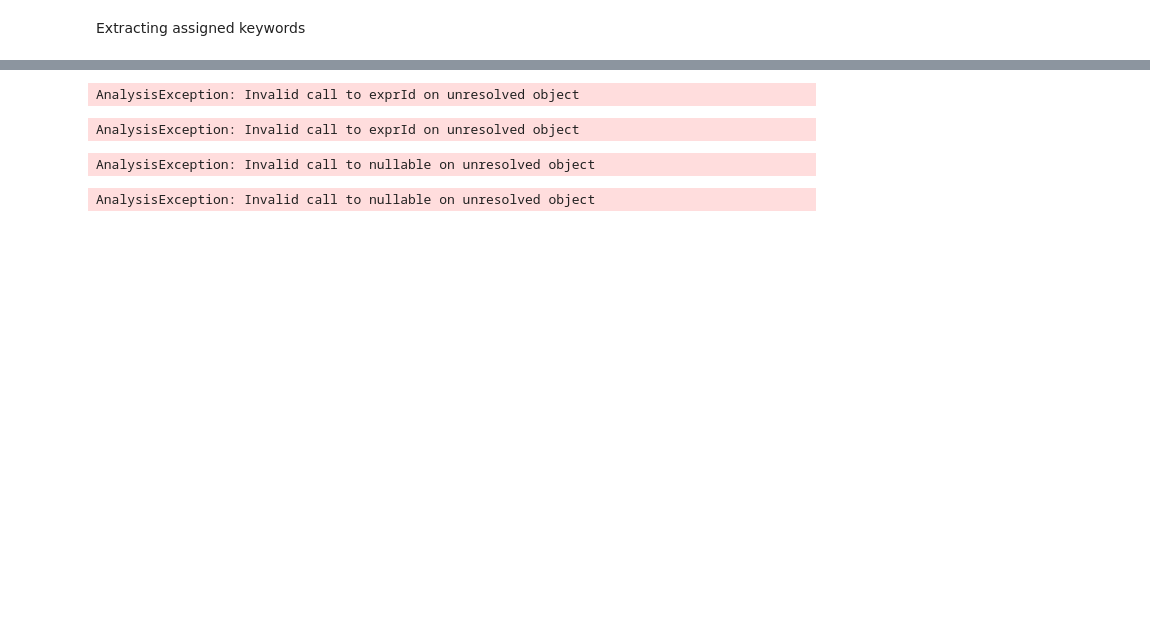
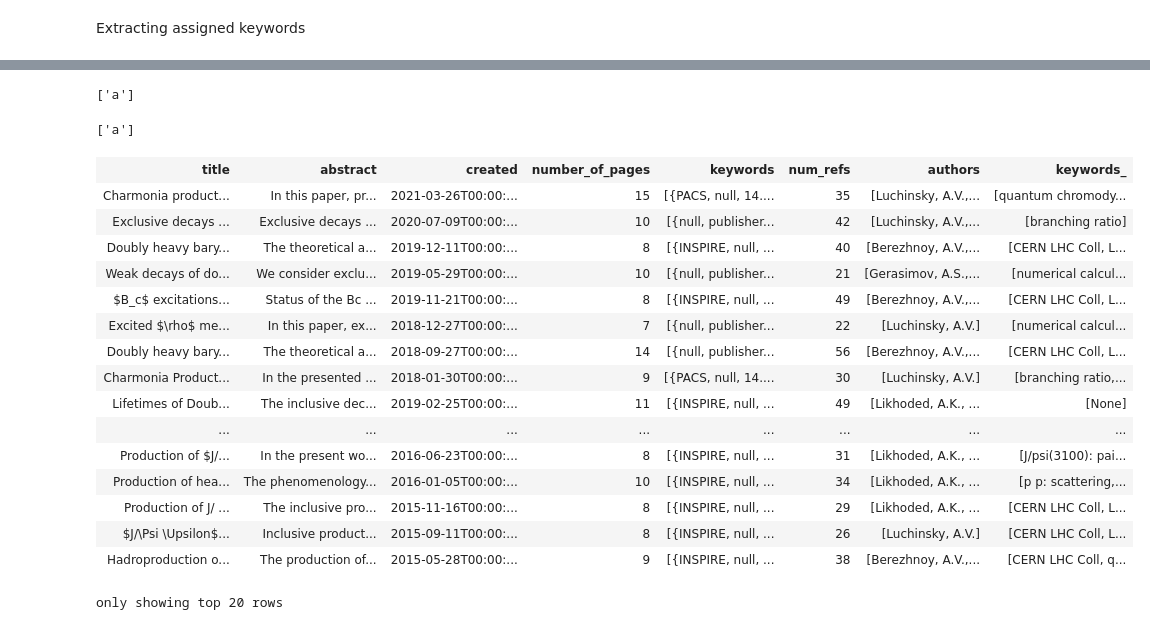
Before and after one commit to ALuchinsky/Spring2022_CS6500, a Jupyter notebook: notebooks/read_papers.ipynb, the cells around one changed output, grey strips where cells are left out. Saved outputs shown, nothing was run; the diff lists cells and outputs as text; code cells hidden in the pictures; blank space fills up the shorter version.

Commit message:
Filtering keywords for 20 most popular

```diff
--- a/notebooks/read_papers.ipynb
+++ b/notebooks/read_papers.ipynb
@@ -74,0 +77,3 @@ from pyspark.sql.types import *
+# %%
+kws  = short_papers.select(explode(col("keywords"))).select("col.value").withColumnRenamed("value", "K")
+kws.show(5)
@@ -74,0 +113,4 @@ from pyspark.sql.types import *
+# %%
+selected_keywords = kws.groupby("K").count().sort(desc("count")).limit(20).toPandas()["K"].tolist()
+selected_keywords = ["None"] + selected_keywords
+selected_keywords
@@ -208,10 +137,44 @@ AnalysisException: Invalid call to exprId on unresolved object
-# %%
-kws_title = short_papers.select(col("title"))
-# %% [output]
-AnalysisException: Invalid call to exprId on unresolved object
-AnalysisException: Invalid call to exprId on unresolved object
-# %%
-kwds_tit.limit(10)
-# %% [output]
-AnalysisException: Invalid call to nullable on unresolved object
-AnalysisException: Invalid call to nullable on unresolved object
+# %%
+[x for in ["a", "b","c"] if x in ["a", "B"]]
+# %% [output]
+['a']
+# %%
+# from https://www.geeksforgeeks.org/python-intersection-two-lists/
+def intersection(lst1, lst2):
+    return list(set(lst1) & set(lst2))
+# %%
+intersection(["a", "b"], ["a"])
+# %% [output]
+['a']
+# %%
+# returns first keyword
+@udf(returnType=ArrayType(StringType()))
+def list_keywords(a):
+    return [aa["value"] for aa in a] if a else ["None"]
+
+@udf(returnType=ArrayType(StringType()))
+def filtered_list_keywords(a):
+    kws_list = [aa["value"] for aa in a] if a else ["None"]
+    kws_list = intersection(kws_list, selected_keywords)
+    return kws_list if kws_list else ["None"]
+
+withKeywords = short_papers.withColumn("keywords_", filtered_list_keywords(col("keywords")))
+withKeywords
+# %% [output]
+| title | abstract | created | number_of_pages | keywords | num_refs | authors | keywords_ |
+| Charmonia product... | In this paper, pr... | 2021-03-26T00:00:... | 15 | [{PACS, null, 14.... | 35 | [Luchinsky, A.V.,... | [quantum chromody... |
+| Exclusive decays ... | Exclusive decays ... | 2020-07-09T00:00:... | 10 | [{null, publisher... | 42 | [Luchinsky, A.V.,... | [branching ratio] |
+| Doubly heavy bary... | The theoretical a... | 2019-12-11T00:00:... | 8 | [{INSPIRE, null, ... | 40 | [Berezhnoy, A.V.,... | [CERN LHC Coll, L... |
+| Weak decays of do... | We consider exclu... | 2019-05-29T00:00:... | 10 | [{null, publisher... | 21 | [Gerasimov, A.S.,... | [numerical calcul... |
+| $B_c$ excitations... | Status of the Bc ... | 2019-11-21T00:00:... | 8 | [{INSPIRE, null, ... | 49 | [Berezhnoy, A.V.,... | [CERN LHC Coll, L... |
+| Excited $\rho$ me... | In this paper, ex... | 2018-12-27T00:00:... | 7 | [{null, publisher... | 22 | [Luchinsky, A.V.] | [numerical calcul... |
+| Doubly heavy bary... | The theoretical a... | 2018-09-27T00:00:... | 14 | [{null, publisher... | 56 | [Berezhnoy, A.V.,... | [CERN LHC Coll, L... |
+| Charmonia Product... | In the presented ... | 2018-01-30T00:00:... | 9 | [{PACS, null, 14.... | 30 | [Luchinsky, A.V.] | [branching ratio,... |
+| Lifetimes of Doub... | The inclusive dec... | 2019-02-25T00:00:... | 11 | [{INSPIRE, null, ... | 49 | [Likhoded, A.K., ... | [None] |
+| ... | ... | ... | ... | ... | ... | ... | ... |
+| Production of $J/... | In the present wo... | 2016-06-23T00:00:... | 8 | [{INSPIRE, null, ... | 31 | [Likhoded, A.K., ... | [J/psi(3100): pai... |
+| Production of hea... | The phenomenology... | 2016-01-05T00:00:... | 10 | [{INSPIRE, null, ... | 34 | [Likhoded, A.K., ... | [p p: scattering,... |
+| Production of J/ ... | The inclusive pro... | 2015-11-16T00:00:... | 8 | [{INSPIRE, null, ... | 29 | [Likhoded, A.K., ... | [CERN LHC Coll, L... |
+| $J/\Psi \Upsilon$... | Inclusive product... | 2015-09-11T00:00:... | 8 | [{INSPIRE, null, ... | 26 | [Luchinsky, A.V.] | [CERN LHC Coll, L... |
+| Hadroproduction o... | The production of... | 2015-05-28T00:00:... | 9 | [{INSPIRE, null, ... | 38 | [Berezhnoy, A.V.,... | [CERN LHC Coll, q... |
+only showing top 20 rows
```
Also changed, not shown: parts of 46 cells of this notebook.
